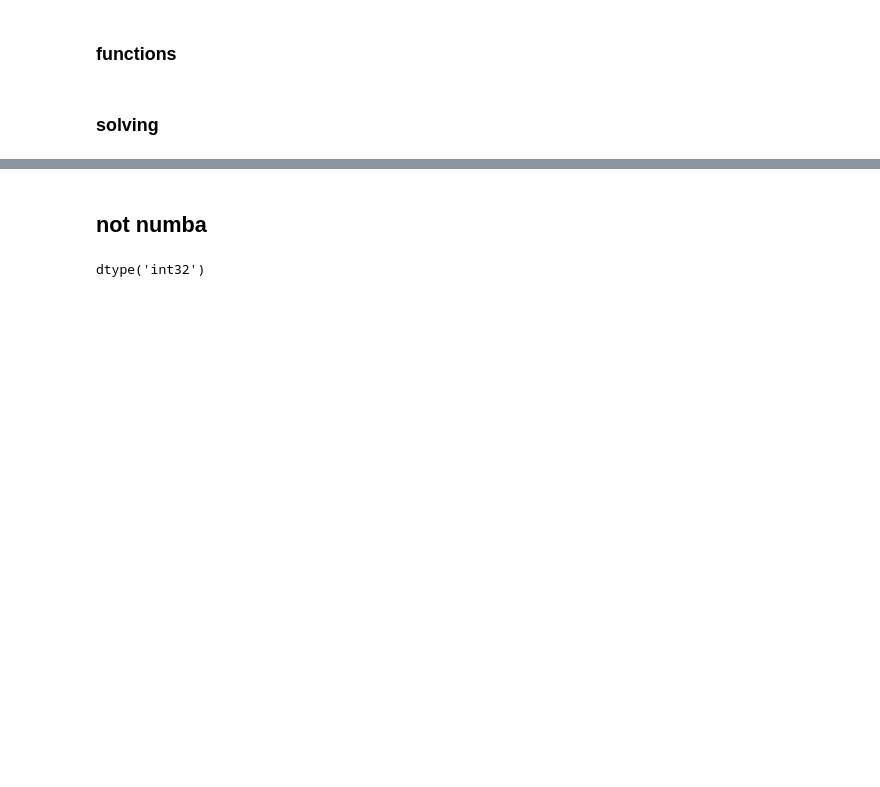
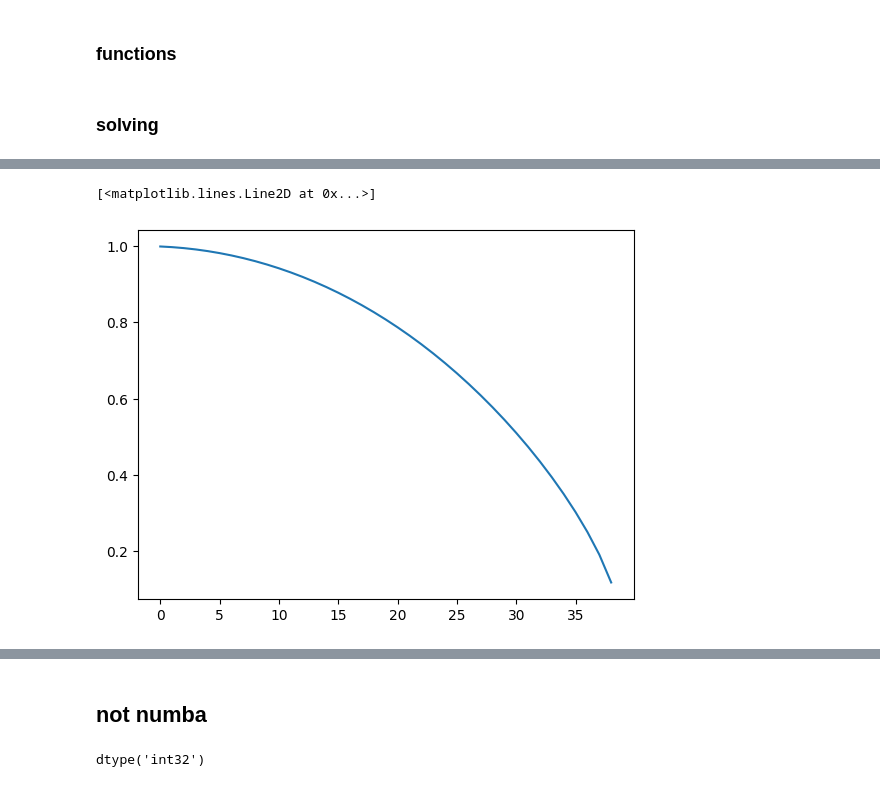
Before and after one commit to dashadem/CO2lovers, a Jupyter notebook: nonlinear.ipynb, the cells around one changed output, grey strips where cells are left out. Saved outputs shown, nothing was run; the diff lists cells and outputs as text; code cells hidden in the pictures; blank space fills up the shorter version.

```diff
--- a/nonlinear.ipynb
+++ b/nonlinear.ipynb
@@ -1170,0 +1158,12 @@ W, g, psi = get_solution_B(t, N, xi, v0, g0, W0, sgnB)
+# %%
+plt.plot([
+ 0.99902962, 0.99730281, 0.99470853,0.99124194 ,0.9868966 , 0.98166458,
+ 0.97553644, 0.96850131, 0.96054694,0.95165975 ,0.94182493, 0.93102641,
+ 0.91924699, 0.90646831, 0.89267091,0.87783419 ,0.86193638, 0.84495446,
+ 0.82686402, 0.80763906, 0.78725169,0.76567175 ,0.74286624, 0.7187986,
+ 0.69342773, 0.66670662, 0.6385806 ,0.60898484 ,0.57784089, 0.54505183,
+ 0.51049506, 0.4740114 , 0.43538792,0.39432897 ,0.35040402, 0.30294317,
+ 0.25079524, 0.19161956, 0.11864834])
+# %% [output]
+[<matplotlib.lines.Line2D at 0x...>]
+[figure, added]
```
Also changed, not shown: parts of 12 cells of this notebook.
